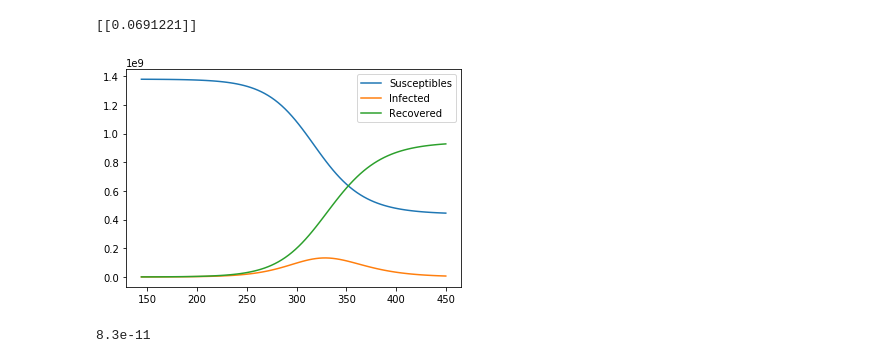
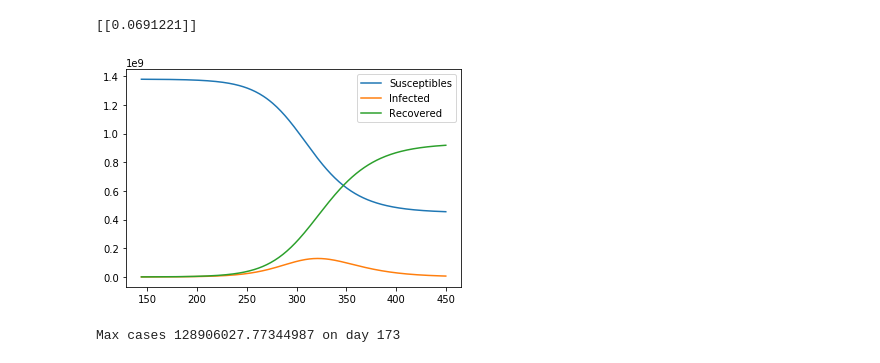
Before and after one commit to sushanth1999/BTP, a Jupyter notebook: BTP_1.2/sir_jp.ipynb, the cells around one changed output. Cells and saved outputs as stored; diff of their text form; code cells hidden in the pictures.

```diff
--- a/BTP_1.2/sir_jp.ipynb
+++ b/BTP_1.2/sir_jp.ipynb
@@ -380,32 +380,32 @@ class SIR:
     def __call__(self, u, t):
 
 
         S, I, _ = u
 
         return np.asarray([
                -self.beta(t)*S*I,
                 self.beta(t)*S*I - self.nu(t)*I,
                 self.nu(t)*I
         ])
 
 if __name__ == "__main__":
 
    # beta = lambda t: 0.000000000053 if t <=144 else 0.000000000093
 
 
     sir = SIR(0.069,0.000000000083,1380051913-648315, 235433, 394227+18655)
     solver = ForwardEuler(sir)
     solver.set_initial_conditions(sir.initial_conditions)
 
 
-    time_steps = np.linspace(144,450,90)
+    time_steps = np.linspace(144,450,300)
     u, t = solver.solve(time_steps)
 
 
     plt.plot(t, u[:, 0], label="Susceptibles")
     plt.plot(t, u[:, 1], label="Infected")
     plt.plot(t, u[:, 2], label="Recovered")
     plt.legend()
     plt.show()
 # %% [output]
-[figure, old version]
+[figure, new version]
@@ -421,4 +411,0 @@ sir = SIR(0.07,beta,1380051913-648315, 235433, 394227+18655)
-# %%
-0.000000000083
-# %% [output]
-8.3e-11
@@ -432,0 +412,10 @@ sir = SIR(0.07,beta,1380051913-648315, 235433, 394227+18655)
+# %%
+x = 0
+y = 0
+for i in range(1,300):
+    if(x < u[i][1]):
+        x = u[i][1]
+        y = i
+print("Max cases",x , "on day", y)
+# %% [output]
+Max cases 128906027.77344987 on day 173
```
Also changed, not shown: parts of 2 cells of this notebook.
